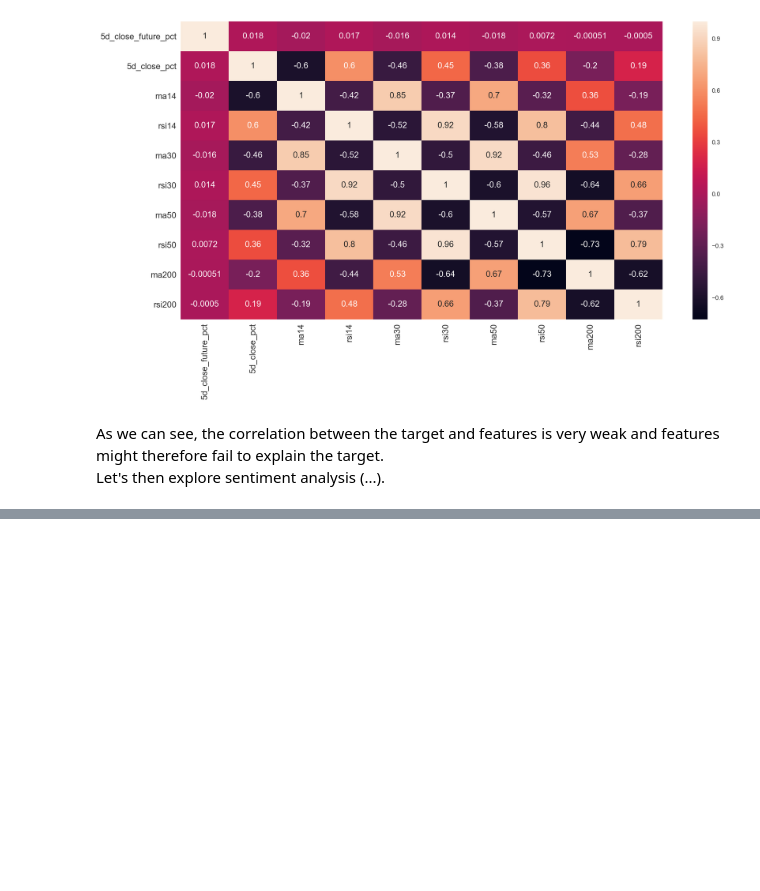
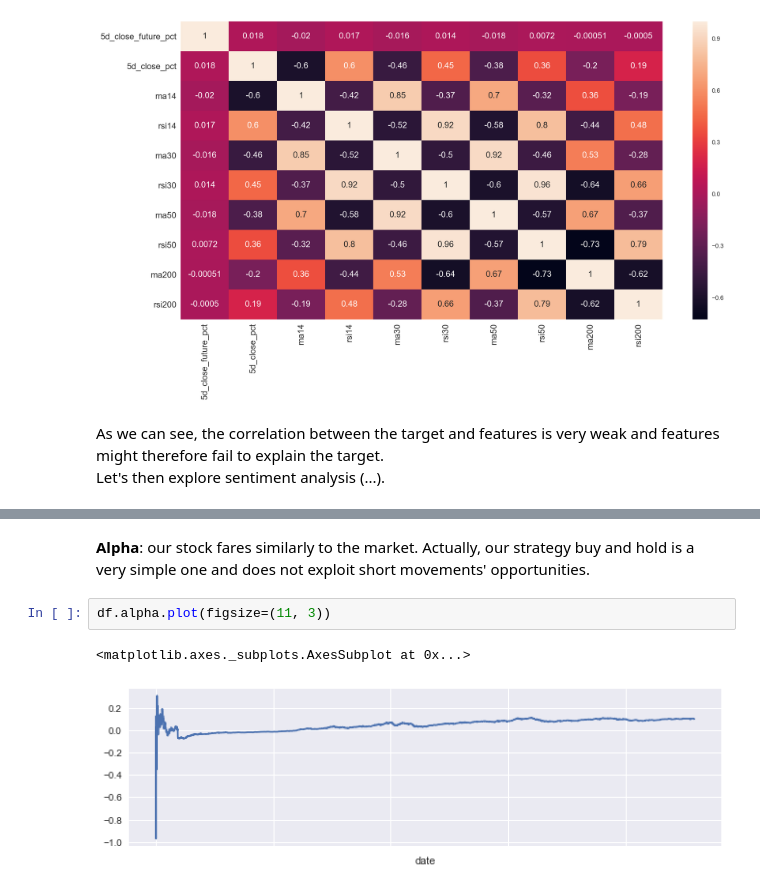
Before and after one commit to isabelpuche/ml_for_algo_trading, a Jupyter notebook: notebooks/eda_quandl.ipynb, the cells around one changed output, grey strips where cells are left out. Saved outputs shown, nothing was run; the diff lists cells and outputs as text; blank space fills up the shorter version.

Commit message:
trading strategy backtest

```diff
--- a/notebooks/eda_quandl.ipynb
+++ b/notebooks/eda_quandl.ipynb
@@ -430,0 +487,7 @@ We will now proceed to analyse results and subsequently, design our machine lear
+# %% [markdown]
+<b>Alpha</b>: our stock fares similarly to the market. Actually, our strategy buy and hold is a very simple one and does not exploit short movements' opportunities.
+# %%
+df.alpha.plot(figsize=(11, 3))
+# %% [output]
+<matplotlib.axes._subplots.AxesSubplot at 0x...>
+[figure, added]
```
Also changed, not shown: parts of 23 cells of this notebook.
